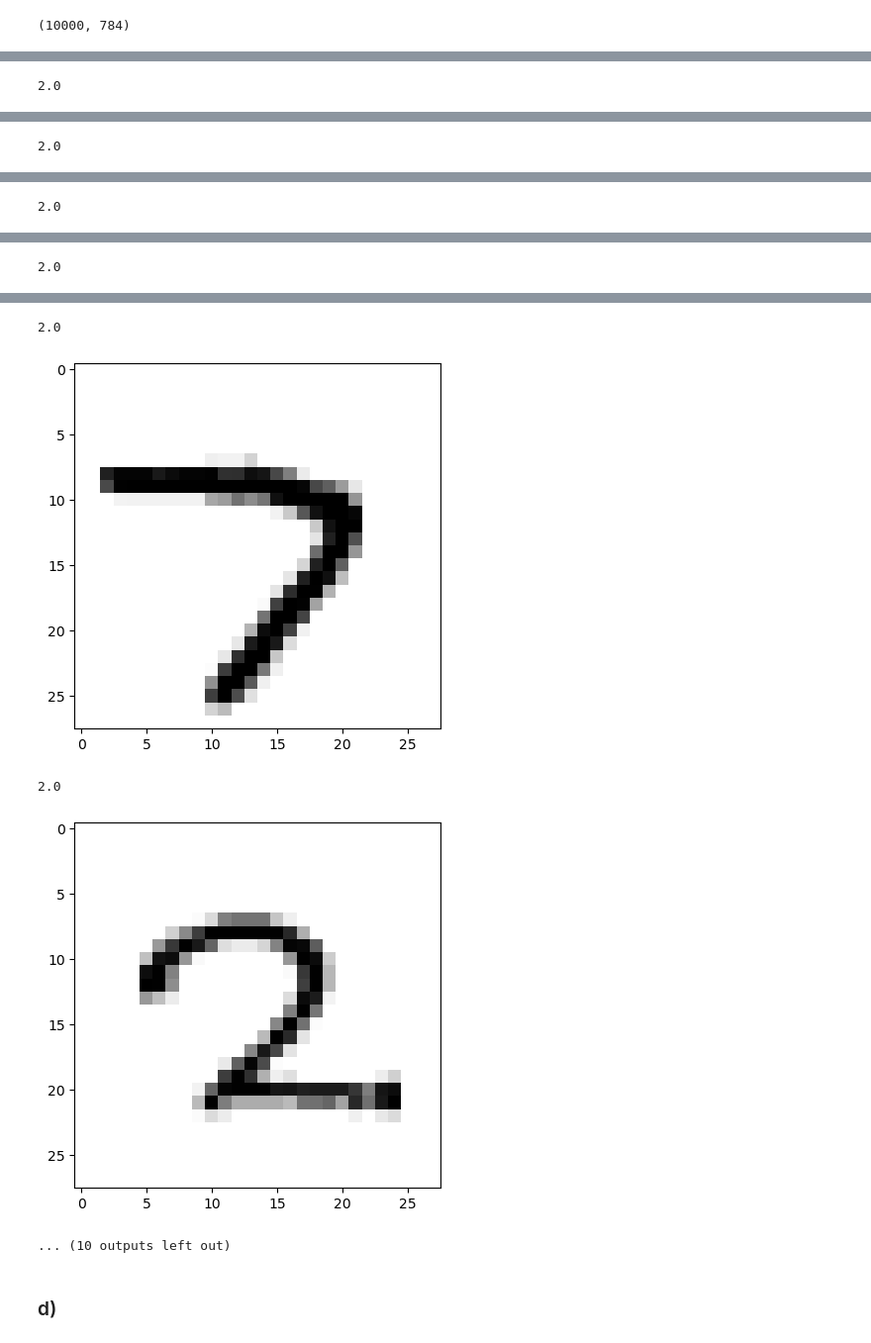
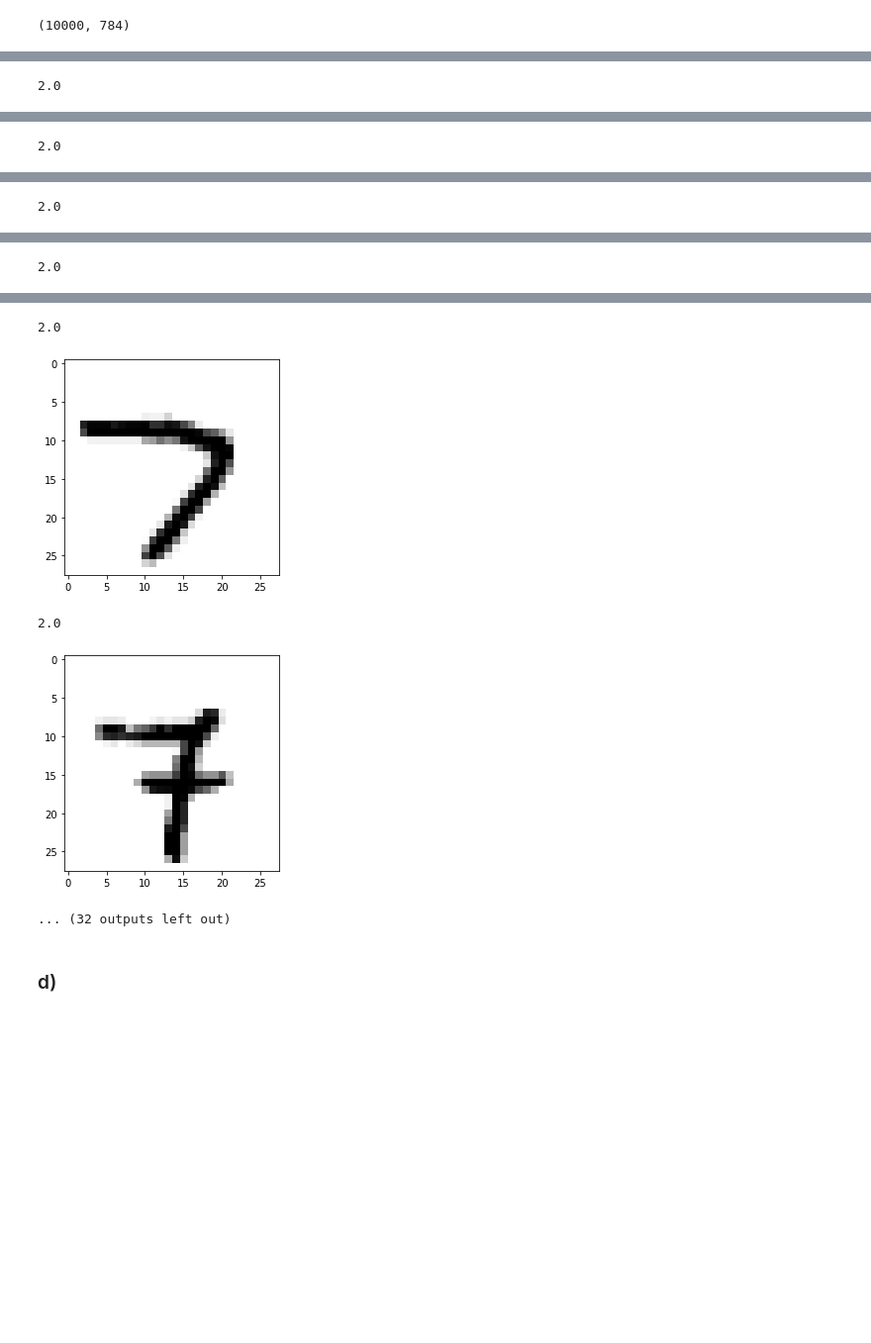
Before and after one commit to hperaltav/tareasmia, a Jupyter notebook: Untitled.ipynb, the cells around one changed output, grey strips where cells are left out. Shown at 99% size. Saved outputs shown, nothing was run; the diff lists cells and outputs as text; code cells hidden in the pictures; blank space fills up the shorter version.

```diff
--- a/Untitled.ipynb
+++ b/Untitled.ipynb
@@ -153,7 +158,7 @@ X.shape
 # %% [output]
 (10000, 28, 28)
 # %%
-x_new = X.reshape(*X.shape[:-2], -1)
+x_new = X.reshape((X.shape[0], -1))
 x_new.shape
 # %% [output]
 (10000, 784)
@@ -179,4 +184,4 @@ for j in range(30):
 Z0 = rep_inicial(20, x_new, semilla=25222)
 
 #calcula
-clusters, rep, jclust= k_means_fit(x_new, Z0, NITERMAX=20)
+clusters, rep, jclust= k_means_fit(x_new, Z0, NITERMAX=100)
@@ -191,5 +198,5 @@ plt.show()
 # %%
-for j in range(200):
+for j in range(400):
     if clusters[j] == 2:
         print(clusters[j])
         plt.imshow(x_test[j], cmap=plt.cm.binary)
@@ -206,8 +213,8 @@ for j in range(200):
 2.0
-[figure, old version]
+[figure, new version]
 2.0
-[figure, old version]
+[figure, new version]
-... (10 outputs left out)
+... (32 outputs left out)
 # %% [markdown]
 ### d)
 # %% [markdown]
```
Also changed, not shown: parts of 33 cells of this notebook.
